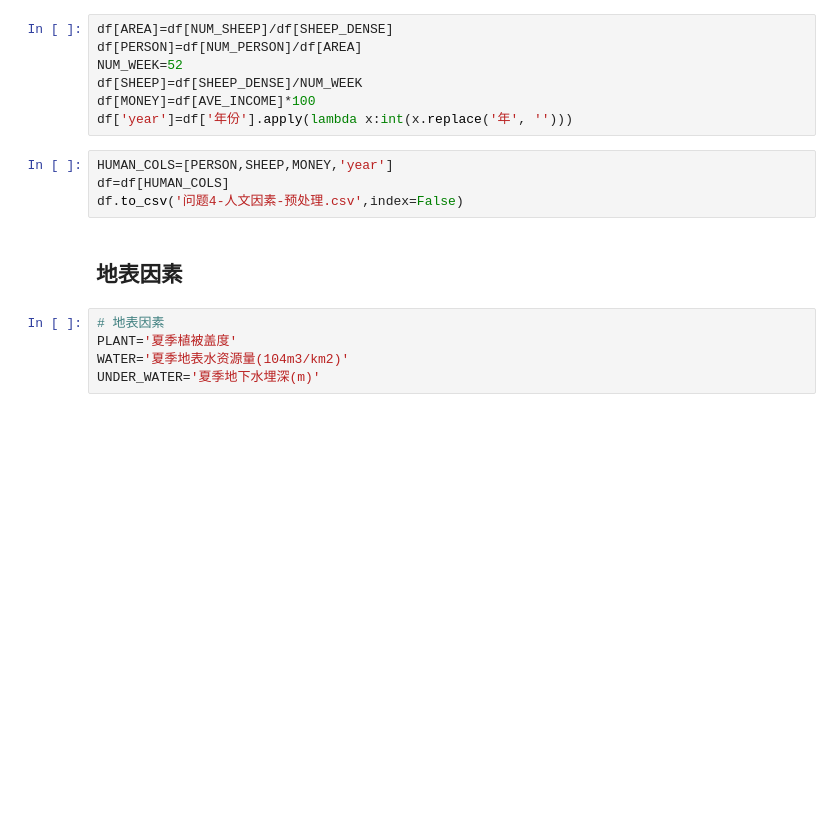
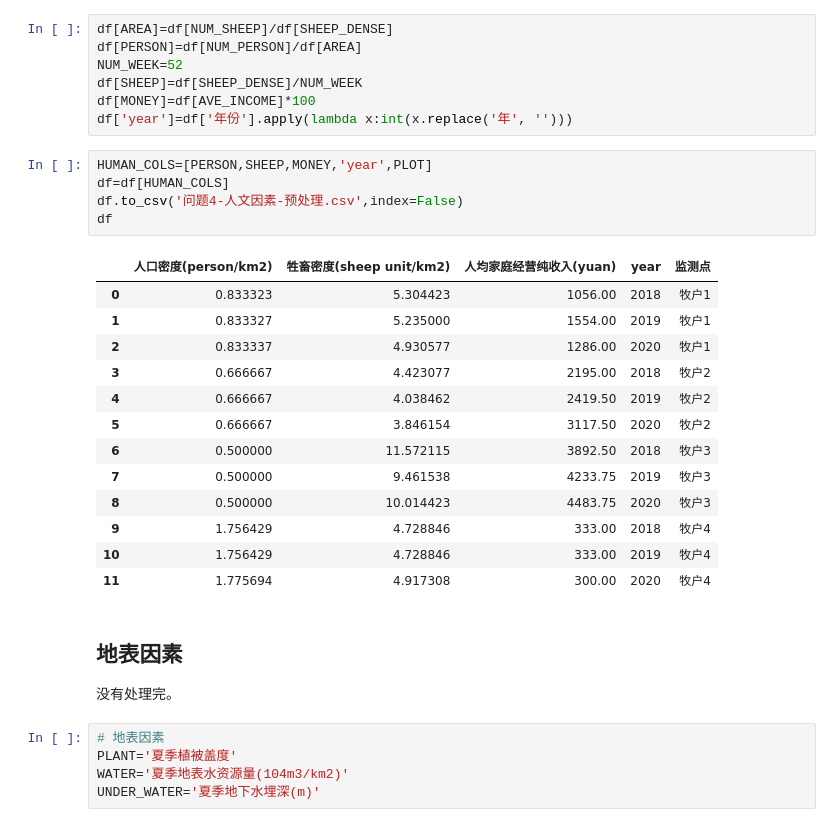
Before and after one commit to cgsdfc/huawei-cup19-problem-e, a Jupyter notebook: 问题4-数据预处理.ipynb, the cells around one changed output. Cells and saved outputs as stored; diff of their text form; blank space fills up the shorter version.

```diff
--- a/问题4-数据预处理.ipynb
+++ b/问题4-数据预处理.ipynb
@@ -120,11 +114,28 @@ df[SHEEP]=df[SHEEP_DENSE]/NUM_WEEK
 df[MONEY]=df[AVE_INCOME]*100
 df['year']=df['年份'].apply(lambda x:int(x.replace('年', '')))
 # %%
-HUMAN_COLS=[PERSON,SHEEP,MONEY,'year']
+HUMAN_COLS=[PERSON,SHEEP,MONEY,'year',PLOT]
 df=df[HUMAN_COLS]
 df.to_csv('问题4-人文因素-预处理.csv',index=False)
+df
+# %% [output]
+|  | 人口密度(person/km2) | 牲畜密度(sheep unit/km2) | 人均家庭经营纯收入(yuan) | year | 监测点 |
+| 0 | 0.833323 | 5.304423 | 1056.00 | 2018 | 牧户1 |
+| 1 | 0.833327 | 5.235000 | 1554.00 | 2019 | 牧户1 |
+| 2 | 0.833337 | 4.930577 | 1286.00 | 2020 | 牧户1 |
+| 3 | 0.666667 | 4.423077 | 2195.00 | 2018 | 牧户2 |
+| 4 | 0.666667 | 4.038462 | 2419.50 | 2019 | 牧户2 |
+| 5 | 0.666667 | 3.846154 | 3117.50 | 2020 | 牧户2 |
+| 6 | 0.500000 | 11.572115 | 3892.50 | 2018 | 牧户3 |
+| 7 | 0.500000 | 9.461538 | 4233.75 | 2019 | 牧户3 |
+| 8 | 0.500000 | 10.014423 | 4483.75 | 2020 | 牧户3 |
+| 9 | 1.756429 | 4.728846 | 333.00 | 2018 | 牧户4 |
+| 10 | 1.756429 | 4.728846 | 333.00 | 2019 | 牧户4 |
+| 11 | 1.775694 | 4.917308 | 300.00 | 2020 | 牧户4 |
 # %% [markdown]
 ## 地表因素
+
+没有处理完。
 # %%
 # 地表因素
 PLANT='夏季植被盖度'
```
Also changed, not shown: parts of 10 cells of this notebook, 7 other files.
